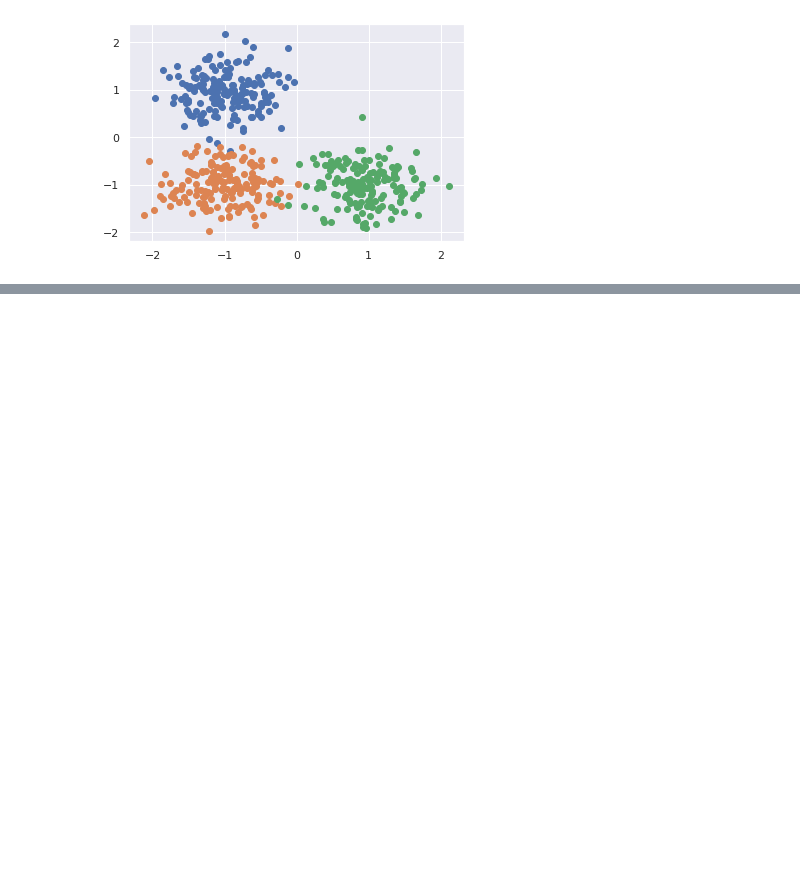
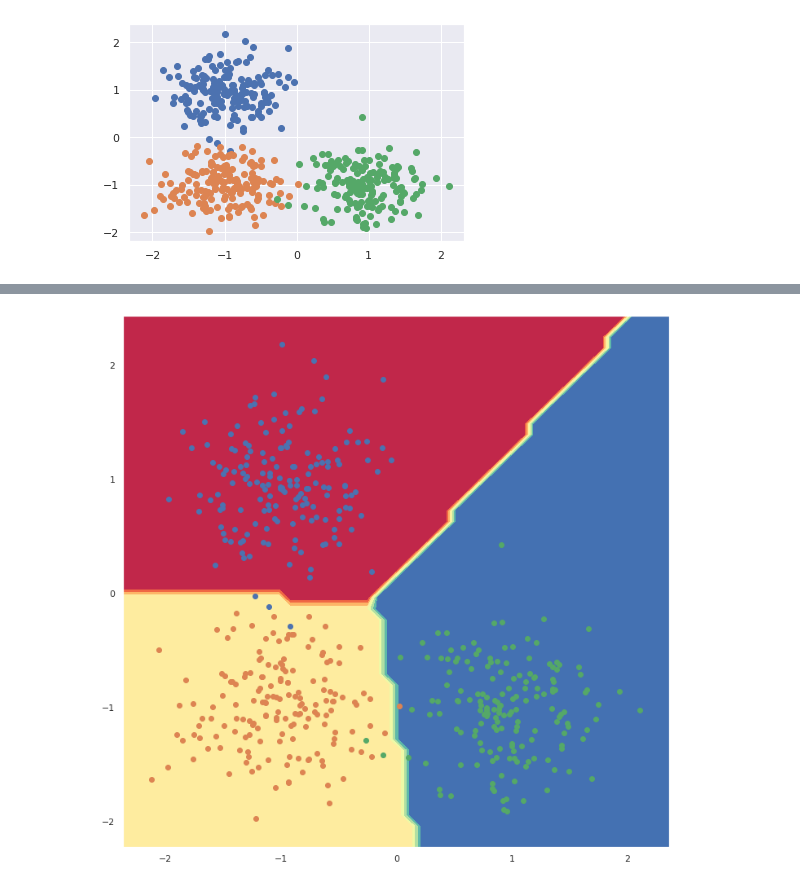
Before and after one commit to tegerte/1, a Jupyter notebook: MultiClass_NNW.ipynb, the cells around one changed output, grey strips where cells are left out. Drawn from its saved outputs; the diff is of its cells as text; code cells hidden in the pictures; blank space fills up the shorter version.

```diff
--- a/MultiClass_NNW.ipynb
+++ b/MultiClass_NNW.ipynb
@@ -21,3 +31,14 @@ centers=[[-1,1],[-1,-1],[1,-1]]
+# %%
+def plot_decision_boundary(X, y, model,tol=1.0,cm='Spectral'):
+    x_span = np.linspace(min(X[:,0]) - tol, max(X[:,0]) + tol)
+    y_span = np.linspace(min(X[:,1]) - tol, max(X[:,1]) + tol)
+    xx, yy = np.meshgrid(x_span, y_span)
+    xx_, yy_ = xx.ravel(), yy.ravel()
+    grid = np.c_[xx_, yy_]
+    pred_func = np.argmax(model.predict(grid), axis=-1)
+    #pred_func = model.predict_classes(grid)
+    z = pred_func.reshape(xx.shape)
+    plt.contourf(xx, yy, z,cmap=cm)
 # %%
 X,y = datasets.make_blobs(n_samples=n_pts, random_state=123, centers=centers, cluster_std=0.4)
 # %%
@@ -28,0 +68,8 @@ plt.scatter(X[y==2,0],X[y==2,1]);
+# %%
+_, ax = plt.subplots(figsize=(12,12))
+plot_decision_boundary(X, y_cat, model, tol=0.25)
+plt.scatter(X[y==0,0],X[y==0,1])
+plt.scatter(X[y==1,0],X[y==1,1])
+plt.scatter(X[y==2,0],X[y==2,1]);
+# %% [output]
+[figure, added]
```
Also changed, not shown: parts of 5 cells of this notebook.
